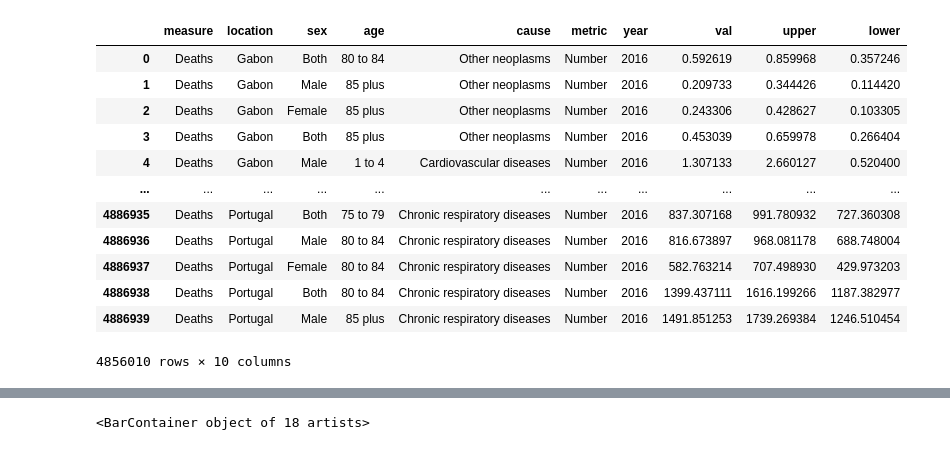
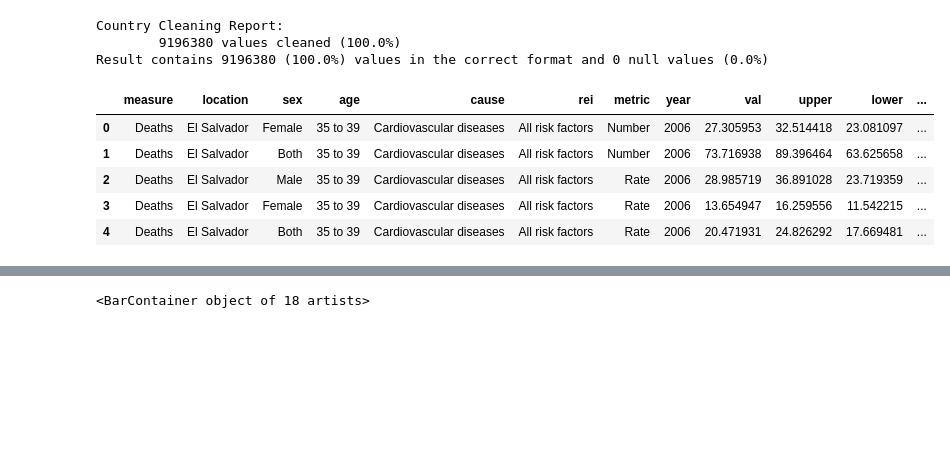
Before and after one commit to 1-1is0/air_pollution_effect, a Jupyter notebook: q4.ipynb, the cells around one changed output, grey strips where cells are left out. Drawn from its saved outputs; the diff is of its cells as text; code cells hidden in the pictures; blank space fills up the shorter version.

```diff
--- a/q4.ipynb
+++ b/q4.ipynb
@@ -13,16 +18,0 @@ df = pd.read_csv(csv_file_path)
-# %%
-df[df.location!="Global"]
-# %% [output]
-|  | measure | location | sex | age | cause | metric | year | val | upper | lower |
-| 0 | Deaths | Gabon | Both | 80 to 84 | Other neoplasms | Number | 2016 | 0.592619 | 0.859968 | 0.357246 |
-| 1 | Deaths | Gabon | Male | 85 plus | Other neoplasms | Number | 2016 | 0.209733 | 0.344426 | 0.114420 |
-| 2 | Deaths | Gabon | Female | 85 plus | Other neoplasms | Number | 2016 | 0.243306 | 0.428627 | 0.103305 |
-| 3 | Deaths | Gabon | Both | 85 plus | Other neoplasms | Number | 2016 | 0.453039 | 0.659978 | 0.266404 |
-| 4 | Deaths | Gabon | Male | 1 to 4 | Cardiovascular diseases | Number | 2016 | 1.307133 | 2.660127 | 0.520400 |
-| ... | ... | ... | ... | ... | ... | ... | ... | ... | ... | ... |
-| 4886935 | Deaths | Portugal | Both | 75 to 79 | Chronic respiratory diseases | Number | 2016 | 837.307168 | 991.780932 | 727.360308 |
-| 4886936 | Deaths | Portugal | Male | 80 to 84 | Chronic respiratory diseases | Number | 2016 | 816.673897 | 968.081178 | 688.748004 |
-| 4886937 | Deaths | Portugal | Female | 80 to 84 | Chronic respiratory diseases | Number | 2016 | 582.763214 | 707.498930 | 429.973203 |
-| 4886938 | Deaths | Portugal | Both | 80 to 84 | Chronic respiratory diseases | Number | 2016 | 1399.437111 | 1616.199266 | 1187.382977 |
-| 4886939 | Deaths | Portugal | Male | 85 plus | Chronic respiratory diseases | Number | 2016 | 1491.851253 | 1739.269384 | 1246.510454 |
-4856010 rows × 10 columns
@@ -47,0 +19,19 @@ cdf=df[df.cause.isin(cases_list) & (df.location!="Global")]
+# %%
+# the csv is huge so i use dask
+csv_file_path = "/home/amir/big_storage/datasets/IHME-GDB-Risk-Deaths.csv"
+dask_df= dd.read_csv(csv_file_path)
+# %%
+df_global = dask_df[dask_df.location=="Global"]
+dask_df = dask_df[dask_df.location!="Global"]
+dask_df = clean_country(dask_df, 'location', output_format='alpha-3')
+dask_df.head()
+# %% [output]
+Country Cleaning Report:
+        9196380 values cleaned (100.0%)
+Result contains 9196380 (100.0%) values in the correct format and 0 null values (0.0%)
+|  | measure | location | sex | age | cause | rei | metric | year | val | upper | lower | ... |
+| 0 | Deaths | El Salvador | Female | 35 to 39 | Cardiovascular diseases | All risk factors | Number | 2006 | 27.305953 | 32.514418 | 23.081097 | ... |
+| 1 | Deaths | El Salvador | Both | 35 to 39 | Cardiovascular diseases | All risk factors | Number | 2006 | 73.716938 | 89.396464 | 63.625658 | ... |
+| 2 | Deaths | El Salvador | Male | 35 to 39 | Cardiovascular diseases | All risk factors | Rate | 2006 | 28.985719 | 36.891028 | 23.719359 | ... |
+| 3 | Deaths | El Salvador | Female | 35 to 39 | Cardiovascular diseases | All risk factors | Rate | 2006 | 13.654947 | 16.259556 | 11.542215 | ... |
+| 4 | Deaths | El Salvador | Both | 35 to 39 | Cardiovascular diseases | All risk factors | Rate | 2006 | 20.471931 | 24.826292 | 17.669481 | ... |
```
Also changed, not shown: parts of 21 cells of this notebook.
